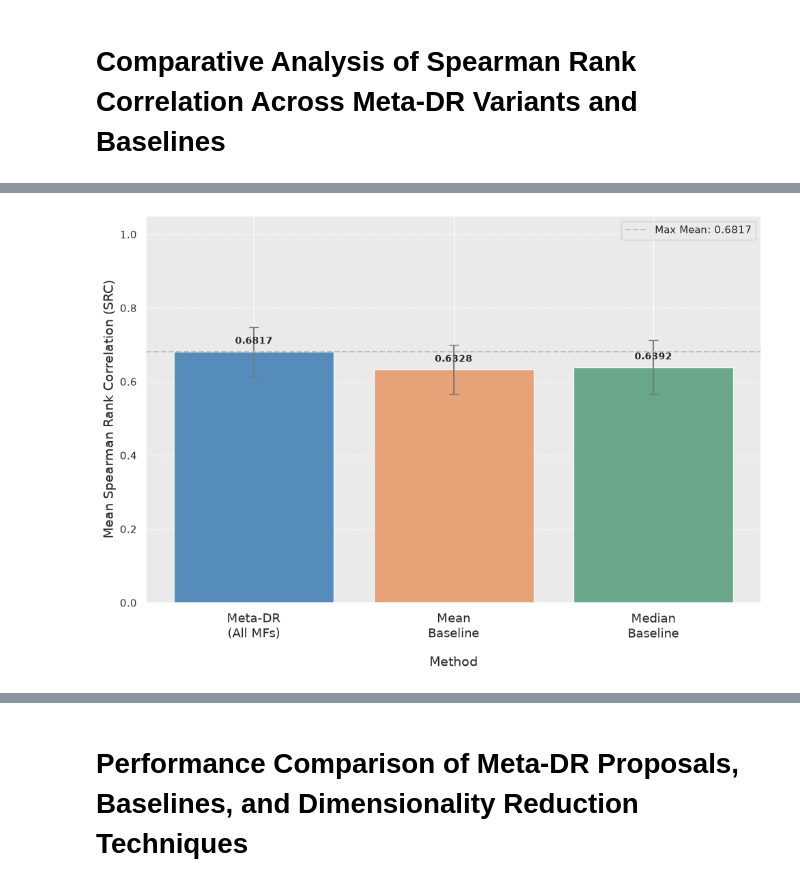
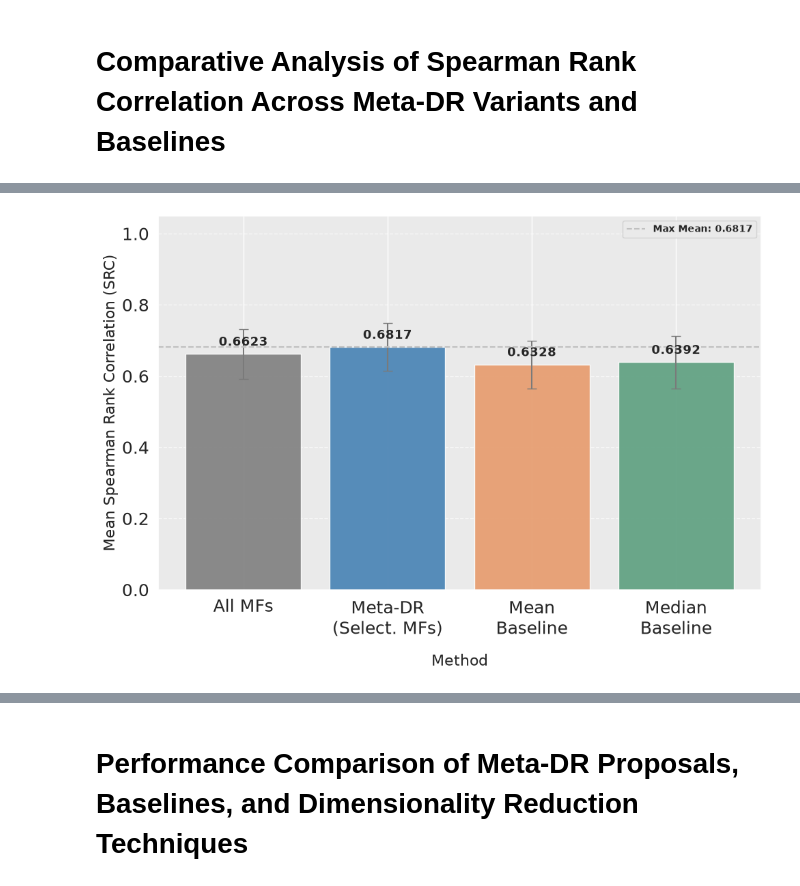
Before and after one commit to silvadaniell/meta-dr, a Jupyter notebook: Meta_DR.ipynb, the cells around one changed output, grey strips where cells are left out. Drawn from its saved outputs; the diff is of its cells as text; code cells hidden in the pictures.

```diff
--- a/Meta_DR.ipynb
+++ b/Meta_DR.ipynb
@@ -595,6 +597,6 @@ for dataset_Id in datasets['did']:
     results['Name'].append(name)
     results['Score'].append(avg_f1)
 
-    # Save results to a JSON file
-    with open("ClassificationNoreduction.json", "w") as outfile:
-        json.dump(results, outfile, indent=3)
+    # Save results to a CSV file
+    df_results = pd.DataFrame(results)
+    df_results.to_csv("ClassificationNoreduction.csv", index=False)
@@ -2423,37 +2586,48 @@ plt.show()
 # %% [markdown]
 # Comparative Analysis of Spearman Rank Correlation Across Meta-DR Variants and Baselines
 # %%
-import pandas as pd
-import seaborn as sns
 import matplotlib.pyplot as plt
-import numpy as np
 from scipy import stats
 
-# Build DataFrames for each Meta-DR variant
+# Build DataFrame with both Meta-DR variants + baselines
 df_aux = pd.concat(
     [
-        pd.DataFrame(spearman_values, columns=["Unified Proposal"]),
+        pd.DataFrame(spearman_values_all, columns=["All MFs"]),
+        pd.DataFrame(spearman_values_select, columns=["Select MFs"]),
         pd.DataFrame(baseline_results)
     ],
     axis=1
 )
 
 # Rename baseline columns for consistency
-for df in [df_aux]:
-    df.rename(
-        columns={
-            "spearman_mean": "Mean Baseline",
-            "spearman_median": "Median Baseline"
-        },
-        inplace=True
-    )
+df_aux.rename(
+    columns={
+        "spearman_mean": "Mean Baseline",
+        "spearman_median": "Median Baseline"
+    },
+    inplace=True
+)
 
 # Combine all methods into a single DataFrame
 df_combined = pd.DataFrame({
-    "Meta-DR (All MFs)": df_aux["Unified Proposal"],
+    "All MFs": df_aux["All MFs"],
+    "Meta-DR (Select. MFs)": df_aux["Select MFs"],
     "Mean Baseline": df_aux["Mean Baseline"],
     "Median Baseline": df_aux["Median Baseline"]
 })
+
+# --- Diagnostic check before computing statistics ---
+print("Row counts per column (non-NaN values):")
+print(df_combined.count())
+print("\nNaN counts per column:")
+print(df_combined.isna().sum())
+
+if (df_combined.count() == 0).any():
+    empty_cols = df_combined.count()[df_combined.count() == 0].index.tolist()
+    raise ValueError(
+        f"The following columns have no valid (non-NaN) values, cannot compute statistics: {empty_cols}. "
+        "Check 'spearman_values_all', 'spearman_values_select' and 'baseline_results' for empty or misaligned data."
+    )
 
 # Compute 95% confidence intervals
 confidence_level = 0.95
@@ -2462,13 +2636,18 @@ alpha = 1 - confidence_level
 means = df_combined.mean()
 counts = df_combined.count()
 stds = df_combined.std(ddof=1)
-sems = stds / np.sqrt(counts)
+
+# Avoid division by zero (in case any column ends up with 0 or 1 valid value)
+safe_counts = counts.replace(0, np.nan)
+sems = stds / np.sqrt(safe_counts)
 
 try:
-    margin_of_error = sems * stats.t.ppf(1 - alpha / 2, counts - 1)
+    margin_of_error = sems * stats.t.ppf(1 - alpha / 2, safe_counts - 1)
 except Exception as e:
     print(f"Warning: could not compute t-critical values. Error: {e}")
     margin_of_error = sems * 1.96
+
+margin_of_error = margin_of_error.fillna(0.0)
 
 ci_lower = means - margin_of_error
 ci_upper = means + margin_of_error
@@ -2489,7 +2668,8 @@ sns.set(rc={"axes.facecolor": "#EAEAEA"})
 plt.figure(figsize=(10, 7))
 
 custom_colors = [
-    "steelblue",  # Meta-DR (All MFs)
+    "#7F7F7F",    # Meta_Model_All_MFs
+    "steelblue",  # Meta-DR (Select. MFs)
     "#E79B6C",    # Mean Baseline
     "#5C9F7F"     # Median Baseline
 ]
@@ -2515,14 +2695,17 @@ plt.axhline(
 )
 
 new_labels = [
-    "Meta-DR\n(All MFs)",
+    "All MFs",
+    "Meta-DR\n(Select. MFs)",
     "Mean\nBaseline",
     "Median\nBaseline"
 ]
 
-plt.ylabel("Mean Spearman Rank Correlation (SRC)", fontsize=14)
-plt.xlabel("Method", fontsize=14, labelpad=15, x=0.5)
-plt.xticks(ticks=range(len(new_labels)), labels=new_labels, rotation=0, fontsize=13)
+plt.ylabel("Mean Spearman Rank Correlation (SRC)", fontsize=16)
+plt.xlabel("Method", fontsize=16, labelpad=15, x=0.5)
+plt.xticks(ticks=range(len(new_labels)), labels=new_labels, rotation=0, fontsize=15)
+plt.yticks(fontsize=18)
+plt.xticks(fontsize=18)
 plt.ylim(0, 1.05)
 
 # Add values above bars
@@ -2534,11 +2717,14 @@ for bar in bars:
         f"{height:.4f}",
         ha="center",
         va="bottom",
-        fontsize=10,
+        fontsize=13,
         fontweight="bold"
     )
 
-plt.legend(loc="upper right")
+plt.legend(
+    loc='upper right',
+    prop={'size': 10, 'weight': 'bold'}
+)
 plt.grid(axis="y", linestyle="--", alpha=0.7)
 plt.tight_layout()
 
@@ -2558,4 +2759,4 @@ Median Baseline      0.6392          0.5658          0.7126           0.0734
-[figure, old version]
+[figure, new version]
 # %%
 import pandas as pd
 import matplotlib.pyplot as plt
```
Also changed, not shown: parts of 24 cells of this notebook, 2 other files.
